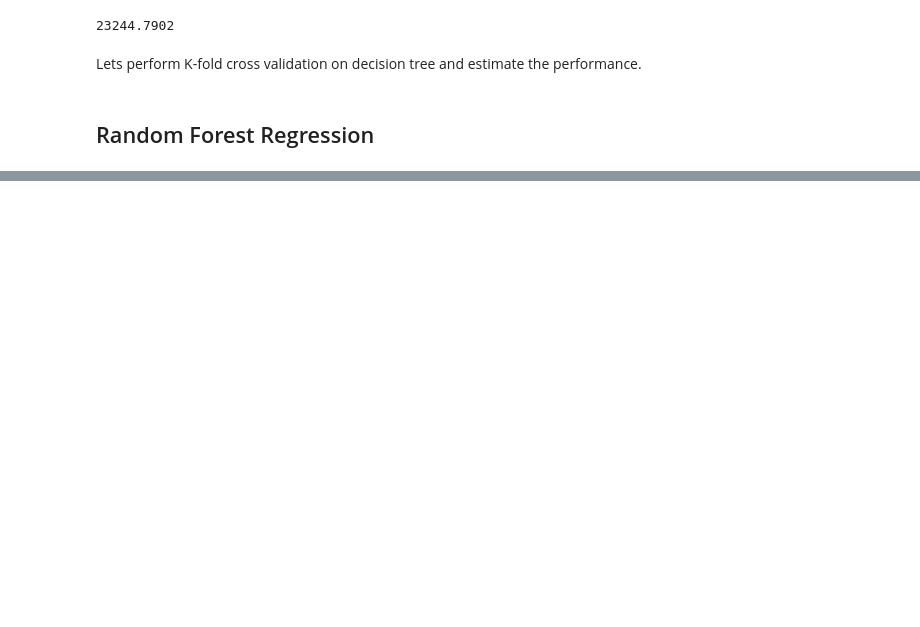
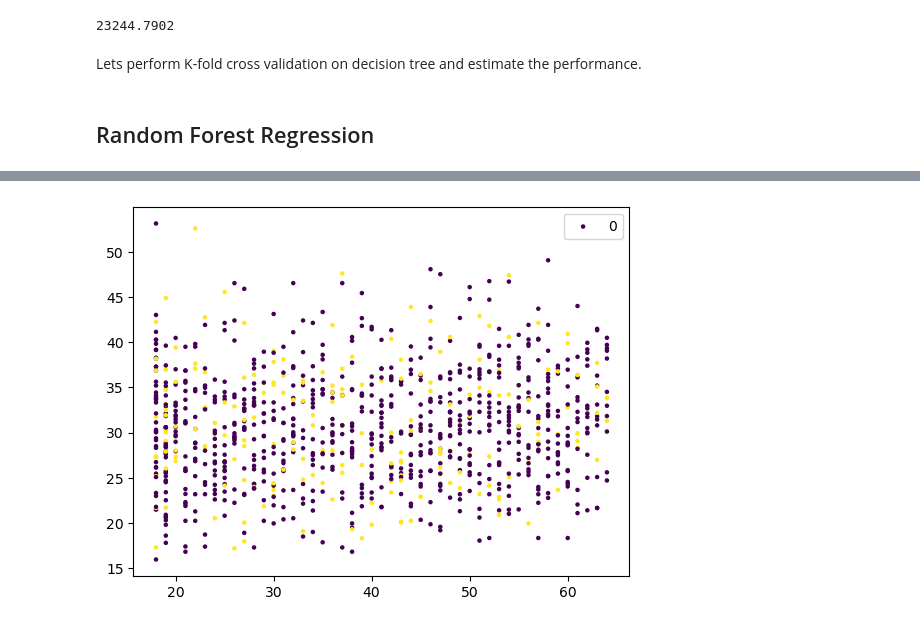
Before and after one commit to vivek-rd/Medical-Insurance-Cost-Prediction, a Jupyter notebook: medical_insurance_cost_prediction.ipynb, the cells around one changed output, grey strips where cells are left out. Saved outputs shown, nothing was run; the diff lists cells and outputs as text; code cells hidden in the pictures; blank space fills up the shorter version.

```diff
--- a/medical_insurance_cost_prediction.ipynb
+++ b/medical_insurance_cost_prediction.ipynb
@@ -215,0 +281,6 @@ Mean Absolute Error - 4526.086789042693
+# %%
+plt.scatter(X_train['age'], X_train['bmi'], c=X_train['smoker'], s=5)
+plt.legend(X_train['smoker'])
+plt.show()
+# %% [output]
+[figure, added]
```
Also changed, not shown: parts of 10 cells of this notebook.
